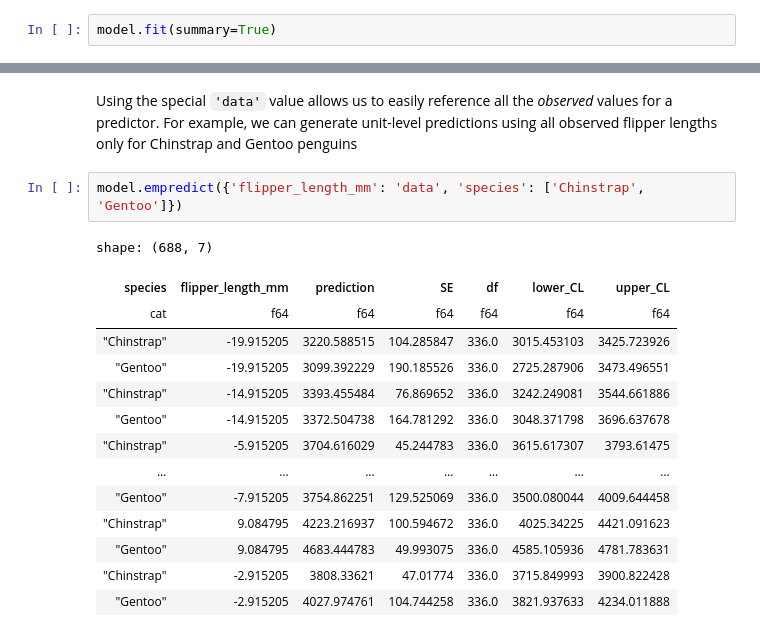
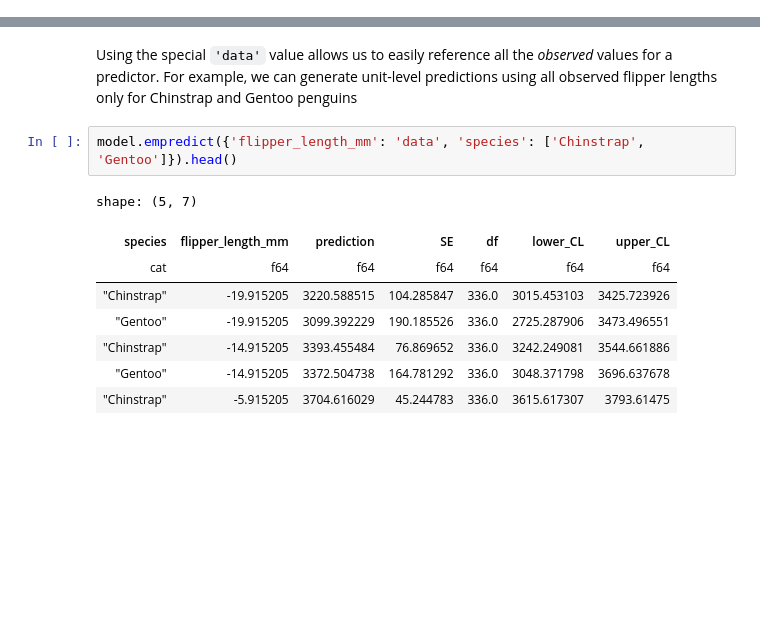
Before and after one commit to ejolly/pymer4, a Jupyter notebook: docs/tutorials/02_categorical.ipynb, the cells around one changed output, grey strips where cells are left out. Drawn from its saved outputs; the diff is of its cells as text; blank space fills up the shorter version.

```diff
--- a/docs/tutorials/02_categorical.ipynb
+++ b/docs/tutorials/02_categorical.ipynb
@@ -525,2 +651,0 @@ Let's try to interpet these parameters
-# %%
-model.fit(summary=True)
@@ -633,19 +754,13 @@ shape: (1, 7)
 # %% [markdown]
 Using the special `'data'` value allows us to easily reference all the *observed* values for a predictor. For example, we can generate unit-level predictions using all observed flipper lengths only for Chinstrap and Gentoo penguins
 # %%
-model.empredict({'flipper_length_mm': 'data', 'species': ['Chinstrap', 'Gentoo']})
+model.empredict({'flipper_length_mm': 'data', 'species': ['Chinstrap', 'Gentoo']}).head()
 # %% [output]
-shape: (688, 7)
+shape: (5, 7)
 | species | flipper_length_mm | prediction | SE | df | lower_CL | upper_CL |
 | cat | f64 | f64 | f64 | f64 | f64 | f64 |
 | "Chinstrap" | -19.915205 | 3220.588515 | 104.285847 | 336.0 | 3015.453103 | 3425.723926 |
 | "Gentoo" | -19.915205 | 3099.392229 | 190.185526 | 336.0 | 2725.287906 | 3473.496551 |
 | "Chinstrap" | -14.915205 | 3393.455484 | 76.869652 | 336.0 | 3242.249081 | 3544.661886 |
 | "Gentoo" | -14.915205 | 3372.504738 | 164.781292 | 336.0 | 3048.371798 | 3696.637678 |
 | "Chinstrap" | -5.915205 | 3704.616029 | 45.244783 | 336.0 | 3615.617307 | 3793.61475 |
-| … | … | … | … | … | … | … |
-| "Gentoo" | -7.915205 | 3754.862251 | 129.525069 | 336.0 | 3500.080044 | 4009.644458 |
-| "Chinstrap" | 9.084795 | 4223.216937 | 100.594672 | 336.0 | 4025.34225 | 4421.091623 |
-| "Gentoo" | 9.084795 | 4683.444783 | 49.993075 | 336.0 | 4585.105936 | 4781.783631 |
-| "Chinstrap" | -2.915205 | 3808.33621 | 47.01774 | 336.0 | 3715.849993 | 3900.822428 |
-| "Gentoo" | -2.915205 | 4027.974761 | 104.744258 | 336.0 | 3821.937633 | 4234.011888 |
```
Also changed, not shown: parts of 73 cells of this notebook, 17 other files.
